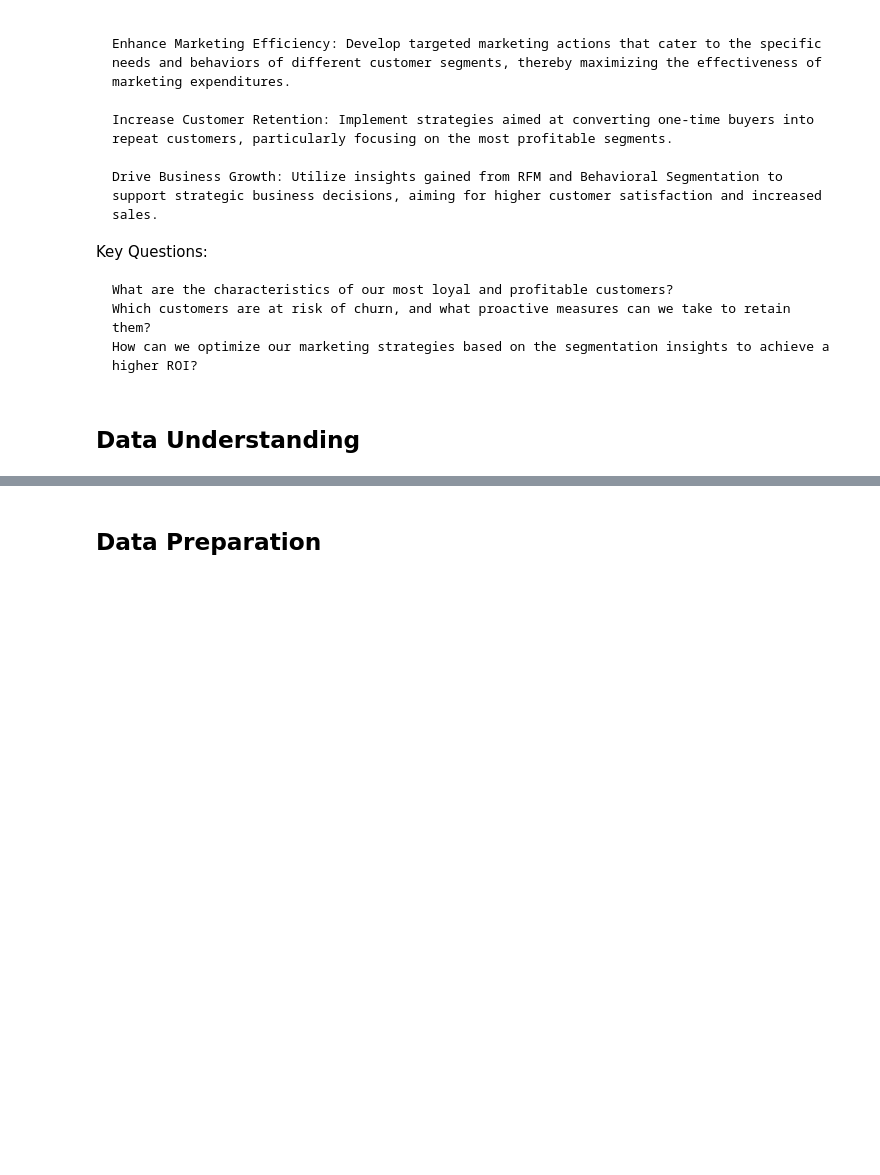
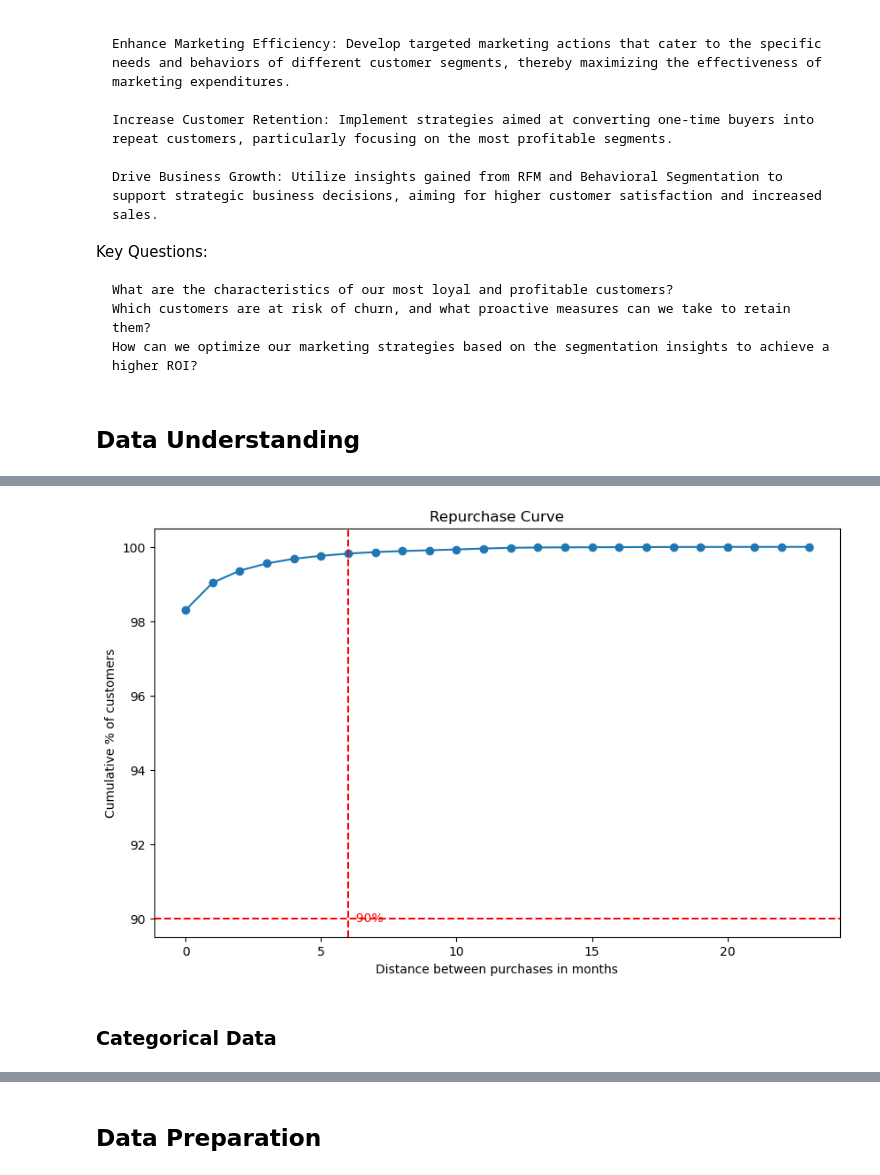
Before and after one commit to AndreaLolli2912/Artificial-Intelligence-for-Communication-and-Marketing, a Jupyter notebook: project-1/main.ipynb, the cells around one changed output, grey strips where cells are left out. Cells and saved outputs as stored; diff of their text form; code cells hidden in the pictures; blank space fills up the shorter version.

```diff
--- a/project-1/main.ipynb
+++ b/project-1/main.ipynb
@@ -73,0 +355,29 @@ memory usage: 65.1+ MB
+# %%
+
+# Sort by CustomerID and InvoiceDate
+filtered_df = filtered_df.sort_values(by=['Customer ID', 'InvoiceDate'])
+
+# Calculate the difference in months between purchases
+filtered_df['PreviousDate'] = filtered_df.groupby('Customer ID')['InvoiceDate'].shift(1)
+filtered_df['DiffMonths'] = filtered_df.apply(lambda row: (row['InvoiceDate'] - row['PreviousDate']).days // 30 if pd.notnull(row['PreviousDate']) else None, axis=1)
+
+# Filter out null values
+diff_months = filtered_df['DiffMonths'].dropna()
+
+# Create a repurchase curve
+repurchase_curve = diff_months.value_counts().sort_index().cumsum() / len(diff_months) * 100
+
+# Plot the repurchase curve
+plt.figure(figsize=(10, 6))
+plt.plot(repurchase_curve.index, repurchase_curve.values, marker='o')
+plt.axhline(y=90, color='r', linestyle='--')
+plt.axvline(x=6, color='r', linestyle='--')
+plt.text(6, 90, '  90%', color='red', va='center')
+plt.title('Repurchase Curve')
+plt.xlabel('Distance between purchases in months')
+plt.ylabel('Cumulative % of customers')
+plt.show()
+# %% [output]
+[figure, added]
+# %% [markdown]
+### Categorical Data
```
Also changed, not shown: parts of 20 cells of this notebook.
